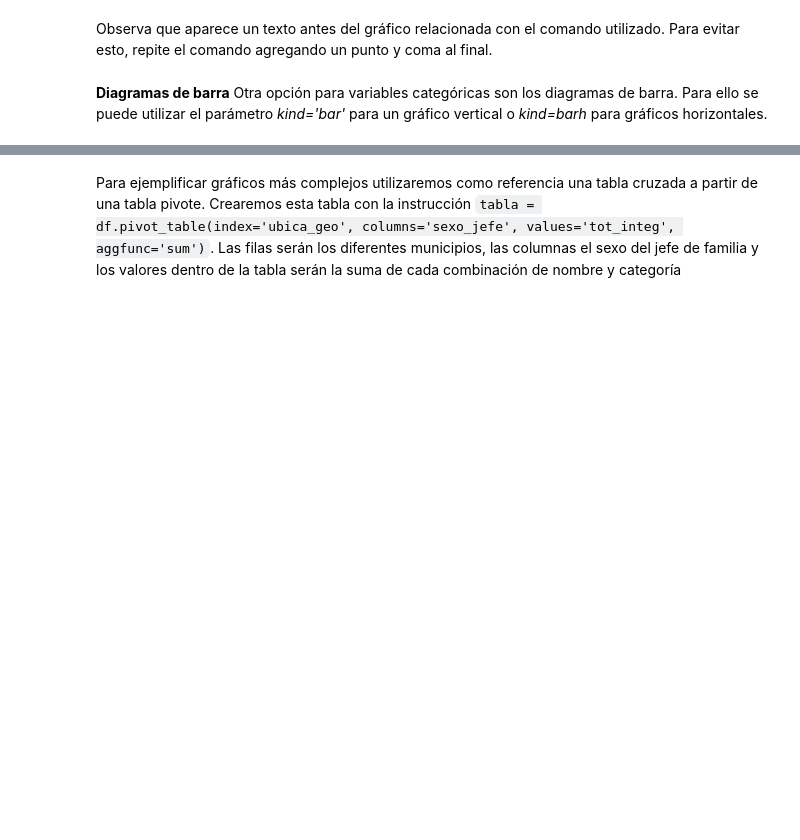
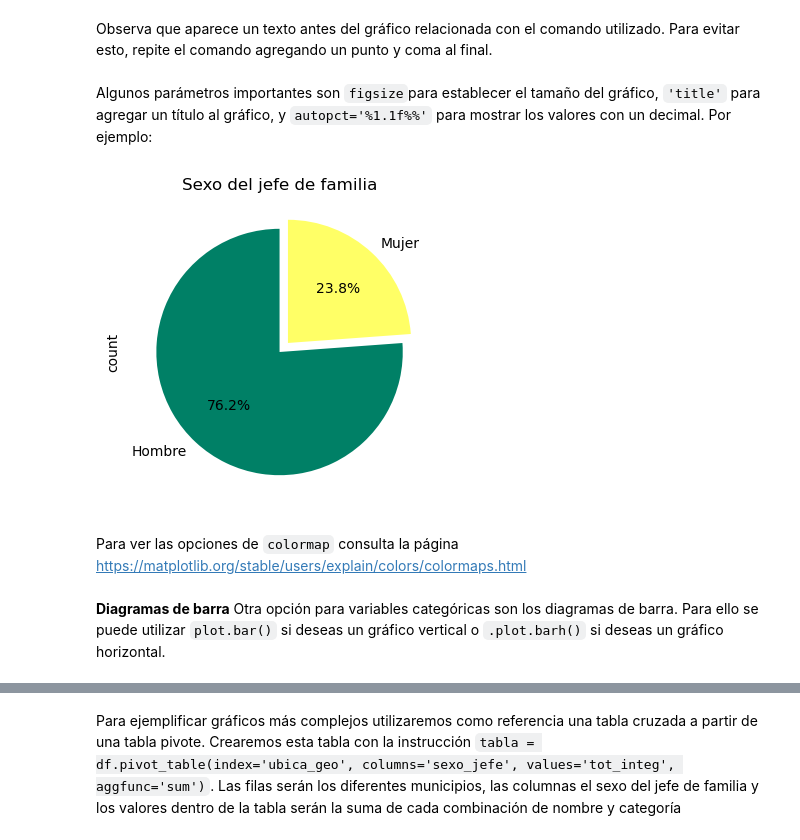
Before and after one commit to adan-rs/AnalisisDatos, a Jupyter notebook: M1_Explorar_datos/06_Visualizar_datos.ipynb, the cells around one changed output, grey strips where cells are left out. Drawn from its saved outputs; the diff is of its cells as text; code cells hidden in the pictures; blank space fills up the shorter version.

```diff
--- a/M1_Explorar_datos/06_Visualizar_datos.ipynb
+++ b/M1_Explorar_datos/06_Visualizar_datos.ipynb
@@ -26,5 +84,21 @@ df['sexo_jefe'].value_counts().plot(kind = 'pie')
 # %% [markdown]
 Observa que aparece un texto antes del gráfico relacionada con el comando utilizado. Para evitar esto, repite el comando agregando un punto y coma al final.
+# %% [markdown]
+Algunos parámetros importantes son `figsize`para establecer el tamaño del gráfico, `'title'` para agregar un título al gráfico, y `autopct='%1.1f%%'` para mostrar los valores con un decimal. Por ejemplo:
+# %%
+# Crear gráfico de pastel
+frecuencias.plot.pie(figsize=(4,4),      # Establecer tamaño del gráfico
+                     title='Sexo del jefe de familia',   #Título
+                     autopct='%1.1f%%',  # Mostrar los valores con un decimal
+                     colormap='summer',  # Paleta automática de colores
+                     startangle=90,      # Angulo inicial para la primera sección
+                     explode=[0, 0.1],   # Lista para desplazar secciones hacia afuera
+                     labels=['Hombre', 'Mujer']
+                    );
+# %% [output]
+[figure, added]
+# %% [markdown]
+Para ver las opciones de `colormap` consulta la página https://matplotlib.org/stable/users/explain/colors/colormaps.html
 # %% [markdown]
-**Diagramas de barra** Otra opción para variables categóricas son los diagramas de barra. Para ello se puede utilizar el parámetro *kind='bar'* para un gráfico vertical o *kind=barh* para gráficos horizontales.
+**Diagramas de barra** Otra opción para variables categóricas son los diagramas de barra. Para ello se puede utilizar `plot.bar()` si deseas un gráfico vertical o `.plot.barh()` si deseas un gráfico horizontal.
 # %%
```
Also changed, not shown: parts of 41 cells of this notebook, 6 other files.
